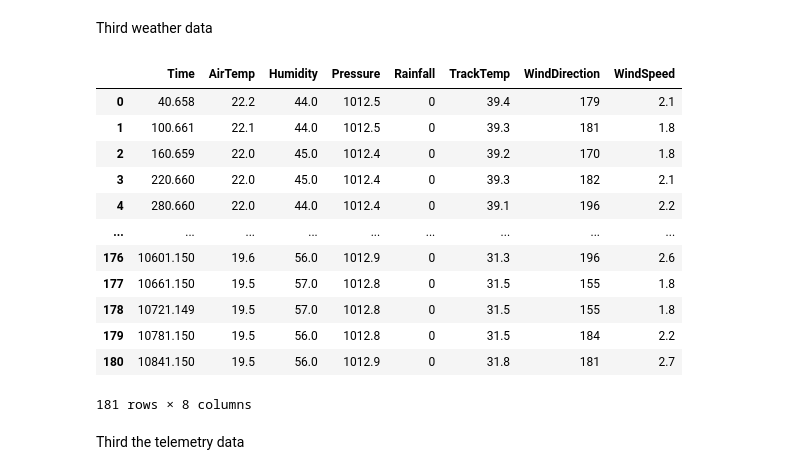
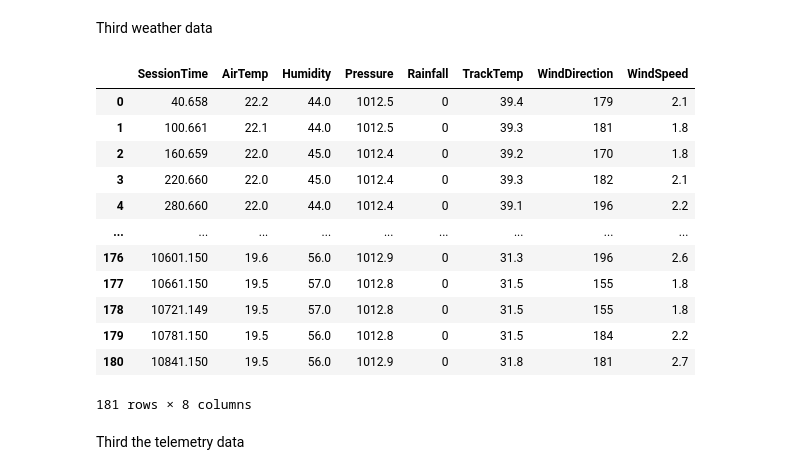
Before and after one commit to kilid69/F1, a Jupyter notebook: main.ipynb, the cells around one changed output. Saved outputs shown, nothing was run; the diff lists cells and outputs as text; code cells hidden in the pictures.

```diff
--- a/main.ipynb
+++ b/main.ipynb
@@ -304,13 +300,14 @@ Third weather data
 # %%
 session_weather = session.weather_data.copy()
 # convert Time to seconds
 session_weather = convert_time(session_weather, 'Time')
 # convert Rainfall to 0 and 1
 session_weather['Rainfall'] = session_weather['Rainfall'].apply(lambda x: 1 if x else 0)
-
+# convert the name of Time in column to SessionTime
+session_weather.rename(columns={'Time': 'SessionTime'}, inplace=True)
 session_weather
 # %% [output]
-|  | Time | AirTemp | Humidity | Pressure | Rainfall | TrackTemp | WindDirection | WindSpeed |
+|  | SessionTime | AirTemp | Humidity | Pressure | Rainfall | TrackTemp | WindDirection | WindSpeed |
 | 0 | 40.658 | 22.2 | 44.0 | 1012.5 | 0 | 39.4 | 179 | 2.1 |
 | 1 | 100.661 | 22.1 | 44.0 | 1012.5 | 0 | 39.3 | 181 | 1.8 |
 | 2 | 160.659 | 22.0 | 45.0 | 1012.4 | 0 | 39.2 | 170 | 1.8 |
```
Also changed, not shown: parts of 14 cells of this notebook, 1 other file.
